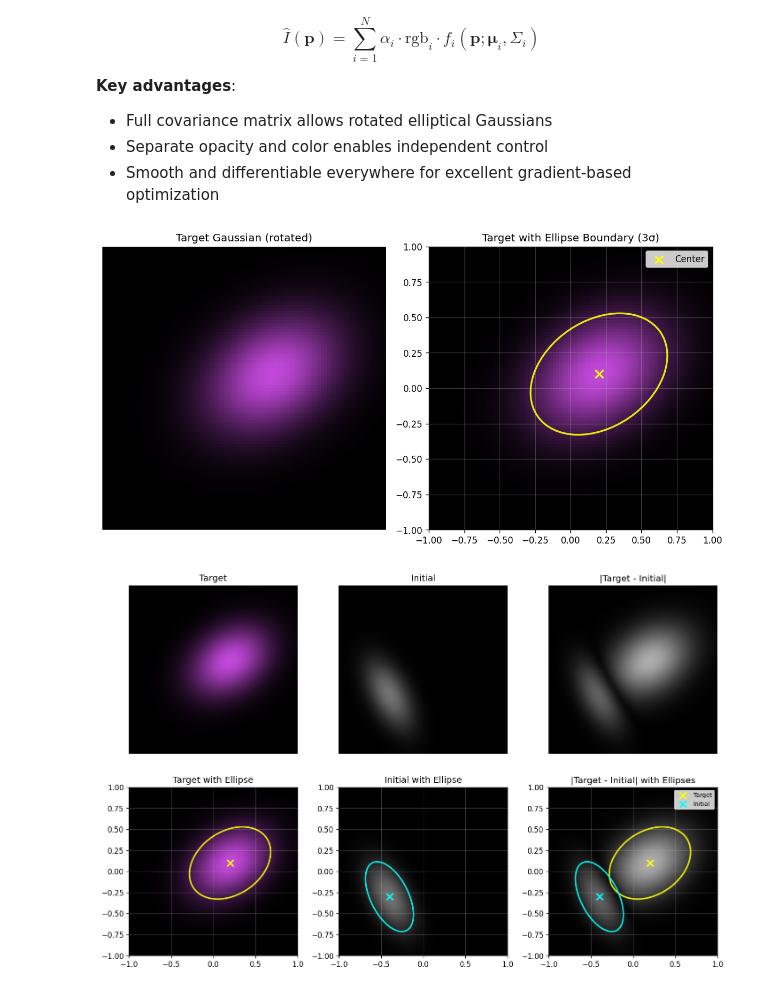
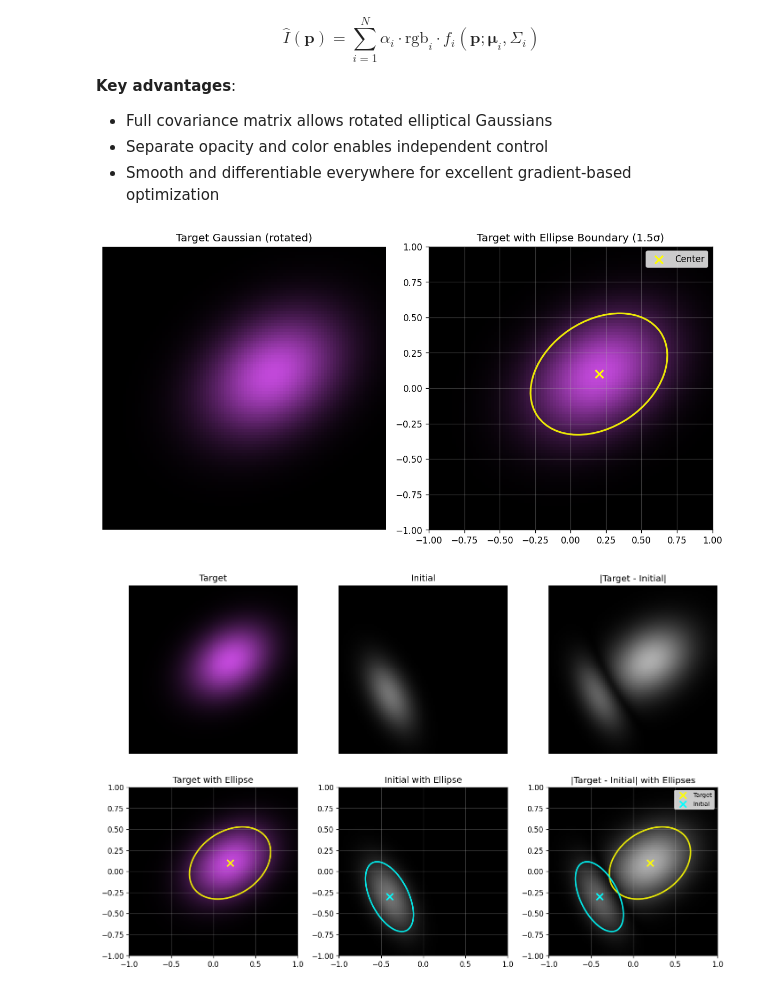
Before and after one commit to HongLabInc/HonglabSplatting, a Jupyter notebook: Ch2/0203_inverse_rendering_gaussian.ipynb, the cells around one changed output. Cells and saved outputs as stored; diff of their text form; code cells hidden in the pictures.

```diff
--- a/Ch2/0203_inverse_rendering_gaussian.ipynb
+++ b/Ch2/0203_inverse_rendering_gaussian.ipynb
@@ -245,7 +245,7 @@ def save_training_video(frames, filename, fps=30, title="Training Progress"):
 
 def draw_gaussian_ellipses(ax, mus, sigmas, thetas, color='yellow', label='Gaussians',
                           sigma_scale=3.0, show_centers=True, alpha=0.7, linewidth=2):
-    """Draw 3σ ellipse boundaries for Gaussian parameters.
+    """Draw nσ ellipse boundaries for Gaussian parameters.
 
     Args:
         ax: matplotlib axis to draw on
@@ -362,35 +362,35 @@ H, W = 96, 96
 # Use batched format (1, k) for consistency with render_gaussians_2d
 target_mu = torch.tensor([[0.2, 0.1]], dtype=torch.float32)  # (1, 2)
 target_sigma = torch.tensor([[0.35, 0.25]], dtype=torch.float32)  # (1, 2)
 target_theta = torch.tensor([0.6], dtype=torch.float32)  # (1,) ~34 degrees rotation
 target_opacity = torch.tensor([0.95], dtype=torch.float32)  # (1,) opacity
 target_rgb = torch.tensor([[0.8, 0.3, 0.9]], dtype=torch.float32)  # (1, 3) Purple RGB
 
 img_target_g = render_gaussians_2d(H, W, target_mu, target_sigma, target_theta, target_opacity, target_rgb)
 
 # Visualize with and without ellipse boundary
 fig, (ax1, ax2) = plt.subplots(1, 2, figsize=(10, 5))
 
 # Left: plain target image
 ax1.imshow(img_target_g.detach().cpu().numpy(), interpolation="nearest")
 ax1.set_title("Target Gaussian (rotated)")
 ax1.axis('off')
 
 # Right: target with ellipse boundary
 ax2.imshow(img_target_g.detach().cpu().numpy(), extent=[-1, 1, -1, 1], origin='upper', interpolation="nearest")
 draw_gaussian_ellipses(ax2, target_mu, target_sigma, target_theta,
                        color='yellow', label='Center', alpha=0.9)
 ax2.set_xlim(-1, 1)
 ax2.set_ylim(-1, 1)
 ax2.set_aspect('equal')
-ax2.set_title('Target with Ellipse Boundary (3σ)')
+ax2.set_title('Target with Ellipse Boundary (1.5σ)')
 ax2.legend()
 ax2.grid(True, alpha=0.3)
 
 plt.tight_layout()
 plt.show()
 # %% [output]
-[figure, old version]
+[figure, new version]
 # %%
 # Initial guess: wrong position, size, rotation, and gray color
 # Use batched format (1, k) for consistency with render_gaussians_2d
```
